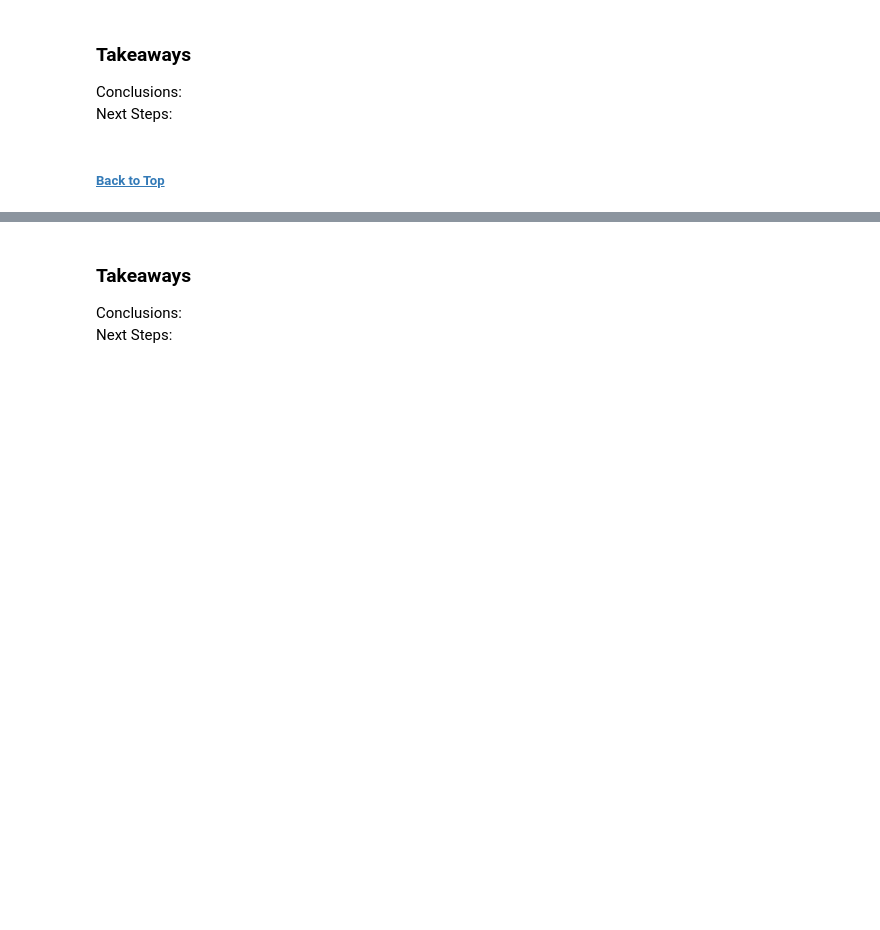
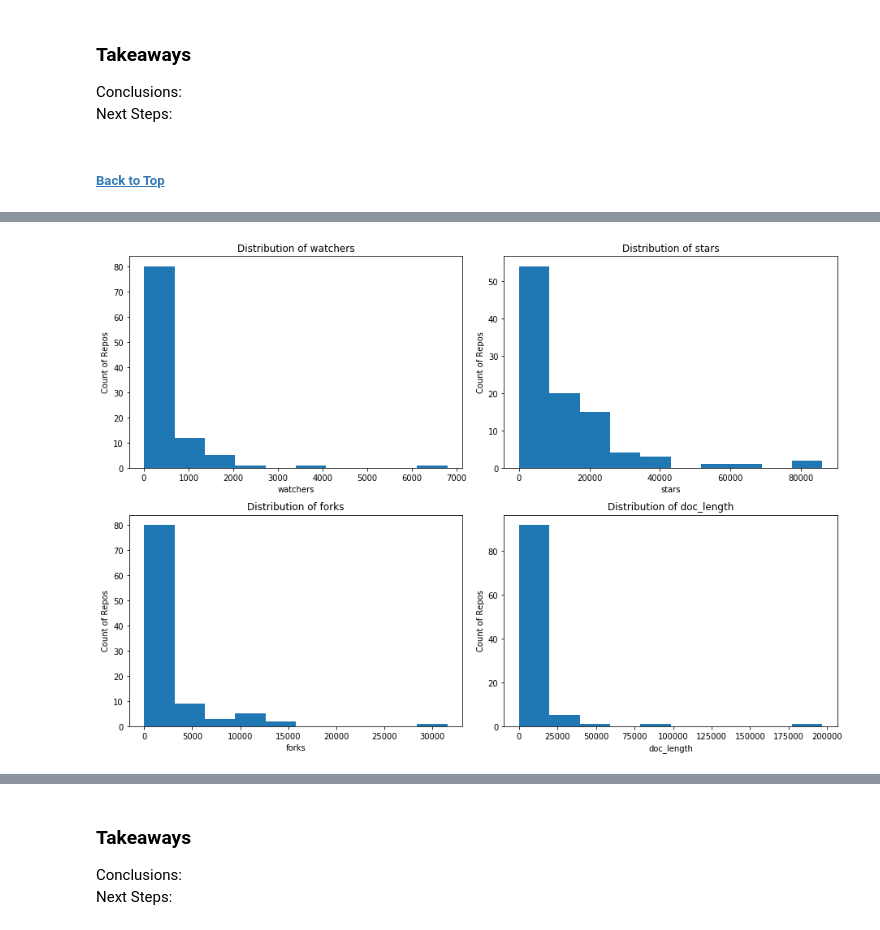
Before and after one commit to Codeup-B-Squared/NLP-Analysis, a Jupyter notebook: Data_Analysis.ipynb, the cells around one changed output, grey strips where cells are left out. Saved outputs shown, nothing was run; the diff lists cells and outputs as text; code cells hidden in the pictures; blank space fills up the shorter version.

```diff
--- a/Data_Analysis.ipynb
+++ b/Data_Analysis.ipynb
@@ -104,2 +116,0 @@ df = pd.read_csv('train_validate.csv')
-# %%
-df.columns = ['content','watchers','stars','forks']
@@ -142,4 +135,4 @@ Within the Prepare.py function:
 # %%
 import Prepare
 # %%
-df = Prepare.prepare_df(df)
+# df = Prepare.prepare_df(df)
@@ -147,0 +139,4 @@ KeyError: 'stars'
+# %%
+df['doc_length'] = df.clean.str.len()
+# %%
+df = df.merge(urls, left_on=df.index, right_on=urls.index).drop('key_0', axis=1).drop('Unnamed: 0', axis=1)
@@ -157,0 +192,15 @@ Next Steps:
+# %%
+x = 1
+plt.figure(figsize=(13,9))
+for col in df.describe():
+
+    plt.subplot(2,2,x)
+    plt.title(f'Distribution of {col}')
+    plt.xlabel(col)
+    plt.ylabel('Count of Repos')
+    plt.hist(df[col])
+    x = x + 1
+
+plt.tight_layout()
+# %% [output]
+[figure, added]
```
Also changed, not shown: parts of 22 cells of this notebook, 1 other file.
